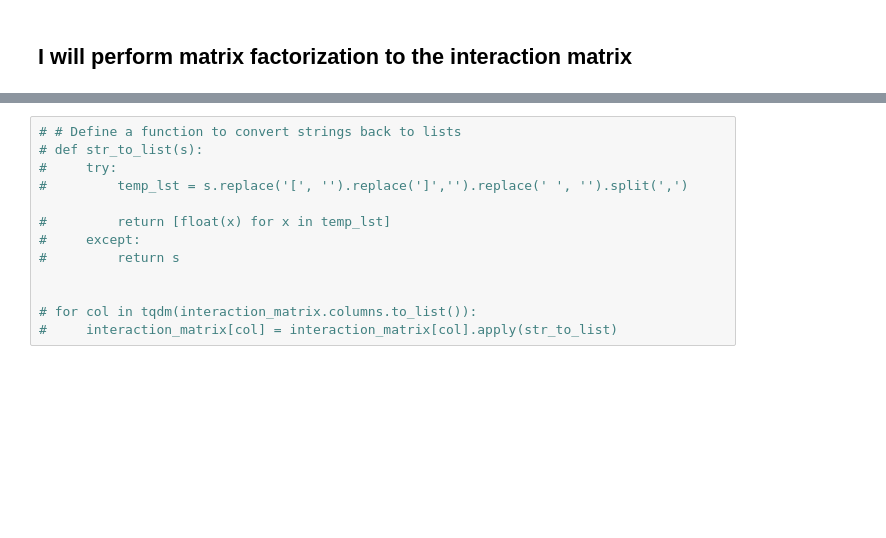
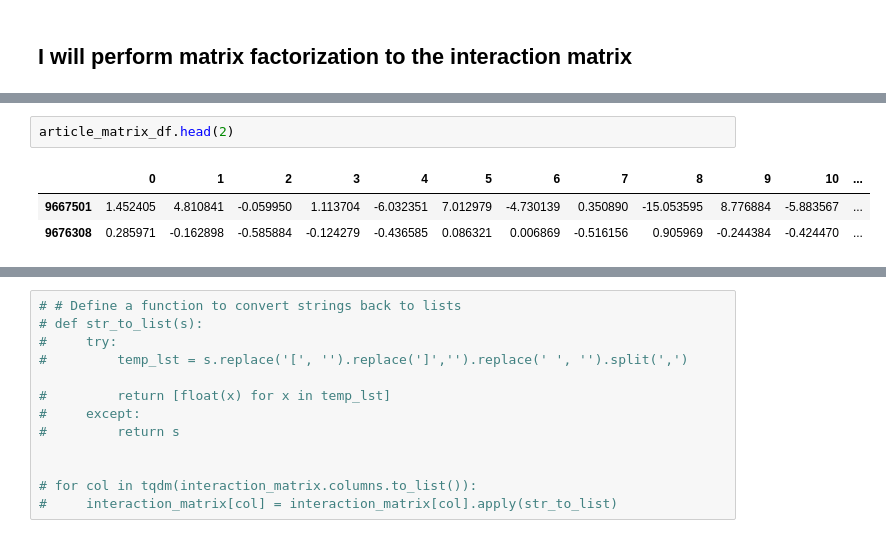
Before and after one commit to akisgazepidis/Recommendation_System_RecSys_Challenge_2024, a Jupyter notebook: RS_Matrix_Factorization.ipynb, the cells around one changed output, grey strips where cells are left out. Drawn from its saved outputs; the diff is of its cells as text; blank space fills up the shorter version.

```diff
--- a/RS_Matrix_Factorization.ipynb
+++ b/RS_Matrix_Factorization.ipynb
@@ -24,0 +99,6 @@ interaction_matrix = interaction_matrix.replace({np.nan: 0})
+# %%
+article_matrix_df.head(2)
+# %% [output]
+|  | 0 | 1 | 2 | 3 | 4 | 5 | 6 | 7 | 8 | 9 | 10 | ... |
+| 9667501 | 1.452405 | 4.810841 | -0.059950 | 1.113704 | -6.032351 | 7.012979 | -4.730139 | 0.350890 | -15.053595 | 8.776884 | -5.883567 | ... |
+| 9676308 | 0.285971 | -0.162898 | -0.585884 | -0.124279 | -0.436585 | 0.086321 | 0.006869 | -0.516156 | 0.905969 | -0.244384 | -0.424470 | ... |
```
Also changed, not shown: parts of 18 cells of this notebook, 1 other file.
